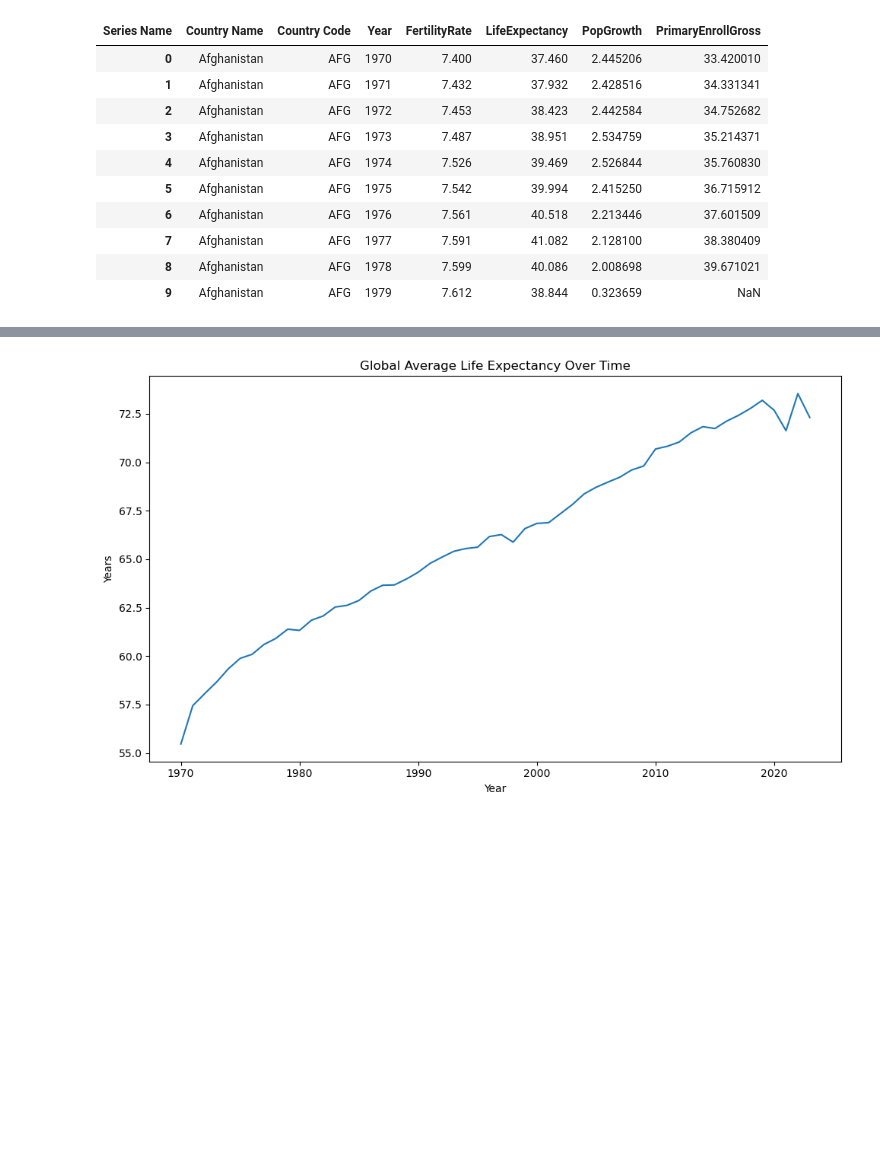
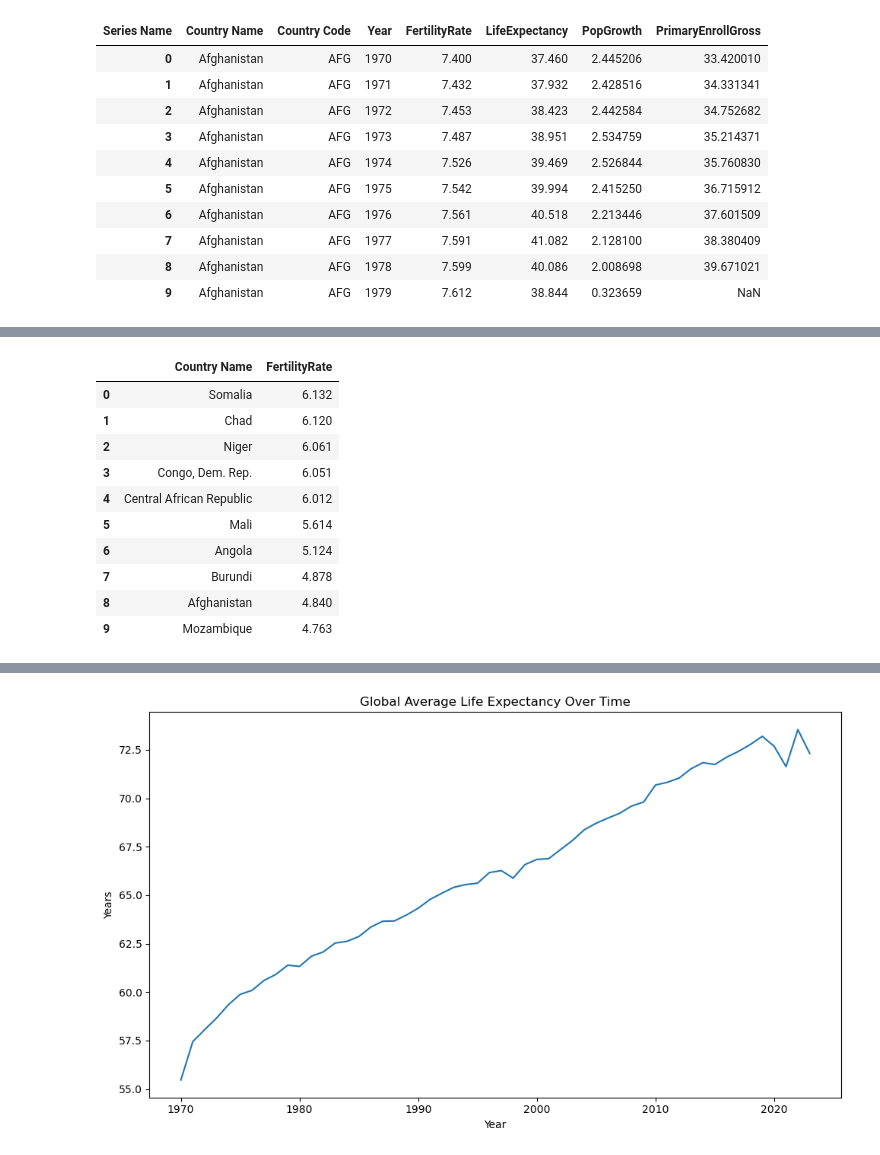
Before and after one commit to JackyAn0072/QTM350_final_project, a Jupyter notebook: scripts/data_analysis.ipynb, the cells around one changed output, grey strips where cells are left out. Saved outputs shown, nothing was run; the diff lists cells and outputs as text; code cells hidden in the pictures; blank space fills up the shorter version.

```diff
--- a/scripts/data_analysis.ipynb
+++ b/scripts/data_analysis.ipynb
@@ -63,0 +151,23 @@ df_clean.head(10)
+# %%
+#Top 10 Countries by Fertility Rate in 2023
+query = """
+SELECT "Country Name", FertilityRate
+FROM data
+WHERE Year = 2023
+ORDER BY FertilityRate DESC
+LIMIT 10
+"""
+top_fertility_2023 = pd.read_sql_query(query, conn)
+top_fertility_2023
+# %% [output]
+|  | Country Name | FertilityRate |
+| 0 | Somalia | 6.132 |
+| 1 | Chad | 6.120 |
+| 2 | Niger | 6.061 |
+| 3 | Congo, Dem. Rep. | 6.051 |
+| 4 | Central African Republic | 6.012 |
+| 5 | Mali | 5.614 |
+| 6 | Angola | 5.124 |
+| 7 | Burundi | 4.878 |
+| 8 | Afghanistan | 4.840 |
+| 9 | Mozambique | 4.763 |
```
Also changed, not shown: parts of 9 cells of this notebook, 10 other files.
